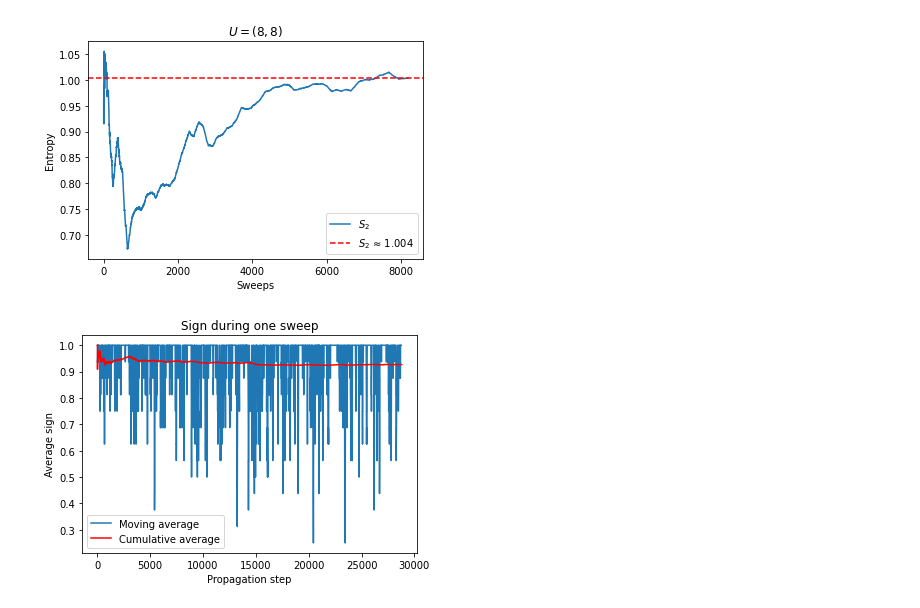
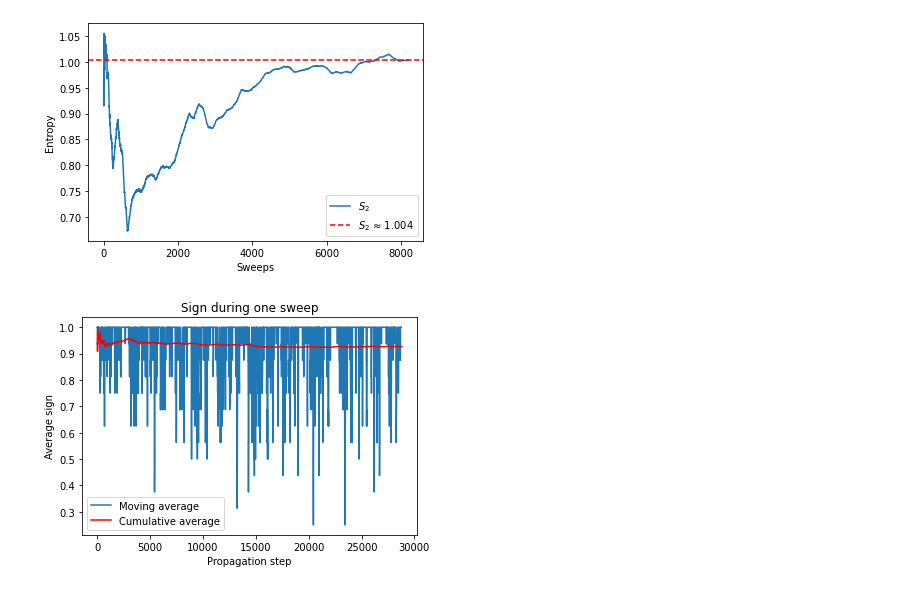
Before and after one commit to Terkadur/AFQMC, a Jupyter notebook: plot.ipynb, the cells around one changed output. Saved outputs shown, nothing was run; the diff lists cells and outputs as text; code cells hidden in the pictures.

```diff
--- a/plot.ipynb
+++ b/plot.ipynb
@@ -90,18 +90,22 @@ def plot_acc_etgent(EtgEnt_path, Pq2_path):
     plt.legend()
     plt.title("Entanglement Entropies for the Attractive Hubbard Model")
 # %%
-def plot_etgent_conv(EtgEnt_path, filling):
+def plot_etgent_conv(EtgEnt_path, filling=None, U=None):
     file = h5py.File(EtgEnt_path)
-    # U_index = list(file["U"]).index(U)
-    filling_index = -1
-    for (i, ref) in enumerate(list(file["filling"])):
-        if str(filling) == str(np.array(file[ref])):
-            filling_index = i
-            break
-    if filling_index == -1:
-        raise Exception("Filling not found")
+    if U != None:
+        index = list(file["U"]).index(U)
+        if index == -1:
+            raise Exception("U not found")
+    elif filling != None:
+        index = -1
+        for (i, ref) in enumerate(list(file["filling"])):
+            if str(filling) == str(np.array(file[ref])):
+                index = i
+                break
+        if index == -1:
+            raise Exception("Filling not found")
 
-    ref = file["S2_conv"][filling_index]
+    ref = file["S2_conv"][index]
     conv_etgent = np.array(file[ref])
 
     plt.plot(conv_etgent, label="$S_2$")
@@ -109,11 +113,10 @@ def plot_etgent_conv(EtgEnt_path, filling):
     plt.xlabel("Sweeps")
     plt.ylabel("Entropy")
     plt.legend()
-    plt.title("$U={}$".format(filling))
 # %%
-plot_etgent_conv("./data/3x3/processed/EtgEnt_LA3_U2.0_beta45.0.jld", (8, 8))
+plot_etgent_conv("./data/3x3/processed/EtgEnt_LA3_U2.0_beta45.0.jld", filling=(8, 8))
 # %% [output]
-[figure, old version]
+[figure, new version]
 # %%
 file = h5py.File("./data/test/PropSgn_LA8_N24_U14.0_beta18.0_seed1234.jld")
 
```
Also changed, not shown: parts of 1 cell of this notebook, 13 other files.
